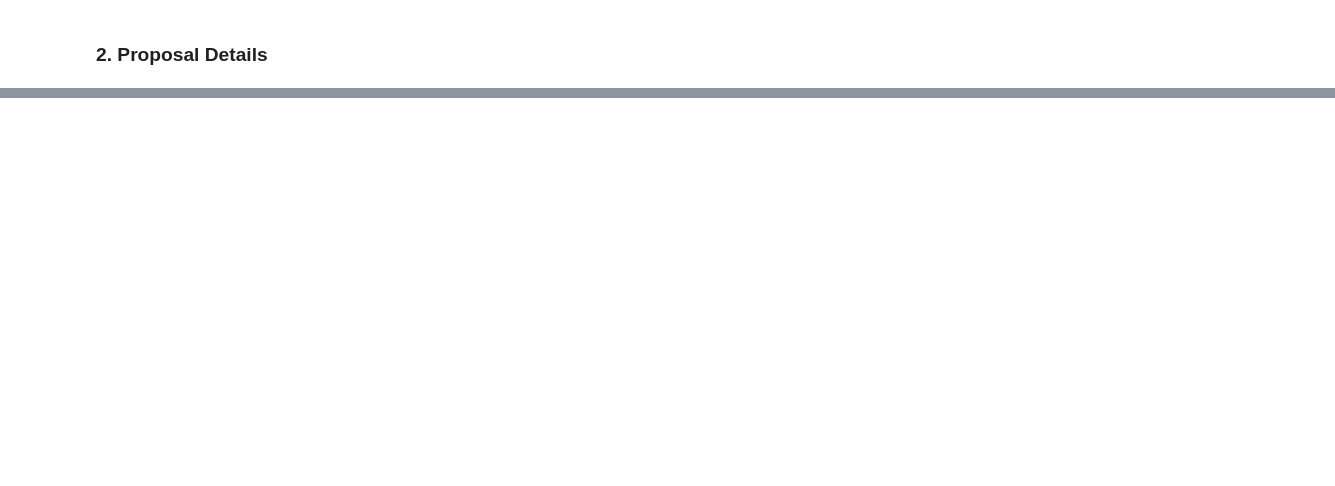
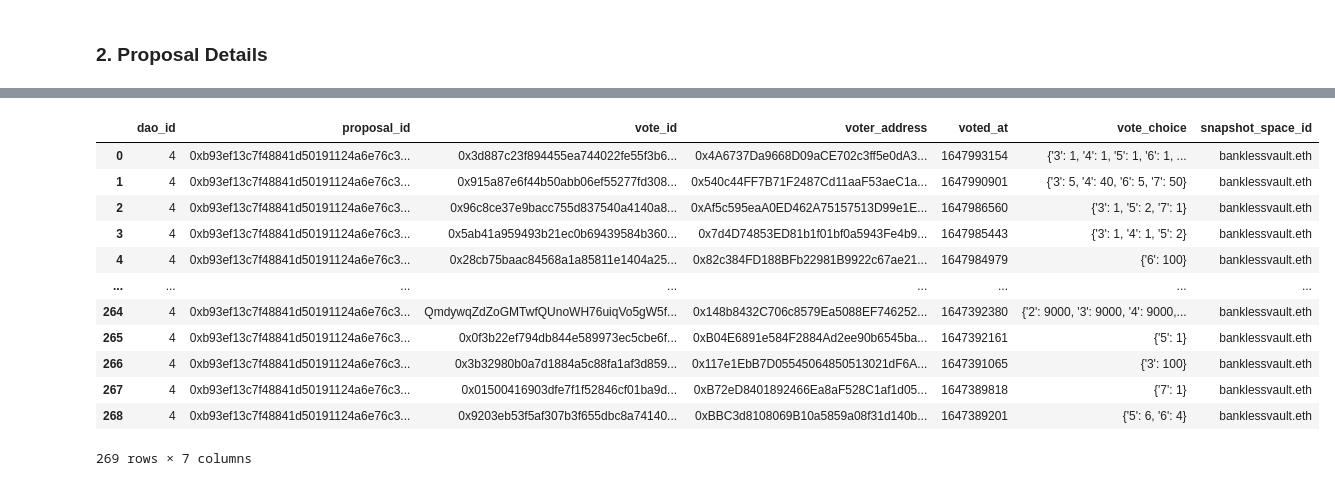
Before and after one commit to sicongzhao/DAO-Hacks, a Jupyter notebook: data-pipeline/2-EDA-governance.ipynb, the cells around one changed output, grey strips where cells are left out. Cells and saved outputs as stored; diff of their text form; code cells hidden in the pictures; blank space fills up the shorter version.

```diff
--- a/data-pipeline/2-EDA-governance.ipynb
+++ b/data-pipeline/2-EDA-governance.ipynb
@@ -88,0 +86,16 @@ df_member_data.to_csv('../data/proposal_summary.csv', index=False)
+# %%
+proposal_votes
+# %% [output]
+|  | dao_id | proposal_id | vote_id | voter_address | voted_at | vote_choice | snapshot_space_id |
+| 0 | 4 | 0xb93ef13c7f48841d50191124a6e76c3... | 0x3d887c23f894455ea744022fe55f3b6... | 0x4A6737Da9668D09aCE702c3ff5e0dA3... | 1647993154 | {'3': 1, '4': 1, '5': 1, '6': 1, ... | banklessvault.eth |
+| 1 | 4 | 0xb93ef13c7f48841d50191124a6e76c3... | 0x915a87e6f44b50abb06ef55277fd308... | 0x540c44FF7B71F2487Cd11aaF53aeC1a... | 1647990901 | {'3': 5, '4': 40, '6': 5, '7': 50} | banklessvault.eth |
+| 2 | 4 | 0xb93ef13c7f48841d50191124a6e76c3... | 0x96c8ce37e9bacc755d837540a4140a8... | 0xAf5c595eaA0ED462A75157513D99e1E... | 1647986560 | {'3': 1, '5': 2, '7': 1} | banklessvault.eth |
+| 3 | 4 | 0xb93ef13c7f48841d50191124a6e76c3... | 0x5ab41a959493b21ec0b69439584b360... | 0x7d4D74853ED81b1f01bf0a5943Fe4b9... | 1647985443 | {'3': 1, '4': 1, '5': 2} | banklessvault.eth |
+| 4 | 4 | 0xb93ef13c7f48841d50191124a6e76c3... | 0x28cb75baac84568a1a85811e1404a25... | 0x82c384FD188BFb22981B9922c67ae21... | 1647984979 | {'6': 100} | banklessvault.eth |
+| ... | ... | ... | ... | ... | ... | ... | ... |
+| 264 | 4 | 0xb93ef13c7f48841d50191124a6e76c3... | QmdywqZdZoGMTwfQUnoWH76uiqVo5gW5f... | 0x148b8432C706c8579Ea5088EF746252... | 1647392380 | {'2': 9000, '3': 9000, '4': 9000,... | banklessvault.eth |
+| 265 | 4 | 0xb93ef13c7f48841d50191124a6e76c3... | 0x0f3b22ef794db844e589973ec5cbe6f... | 0xB04E6891e584F2884Ad2ee90b6545ba... | 1647392161 | {'5': 1} | banklessvault.eth |
+| 266 | 4 | 0xb93ef13c7f48841d50191124a6e76c3... | 0x3b32980b0a7d1884a5c88fa1af3d859... | 0x117e1EbB7D05545064850513021dF6A... | 1647391065 | {'3': 100} | banklessvault.eth |
+| 267 | 4 | 0xb93ef13c7f48841d50191124a6e76c3... | 0x01500416903dfe7f1f52846cf01ba9d... | 0xB72eD8401892466Ea8aF528C1af1d05... | 1647389818 | {'7': 1} | banklessvault.eth |
+| 268 | 4 | 0xb93ef13c7f48841d50191124a6e76c3... | 0x9203eb53f5af307b3f655dbc8a74140... | 0xBBC3d8108069B10a5859a08f31d140b... | 1647389201 | {'5': 6, '6': 4} | banklessvault.eth |
+269 rows × 7 columns
```
Also changed, not shown: parts of 31 cells of this notebook, 10 other files.
